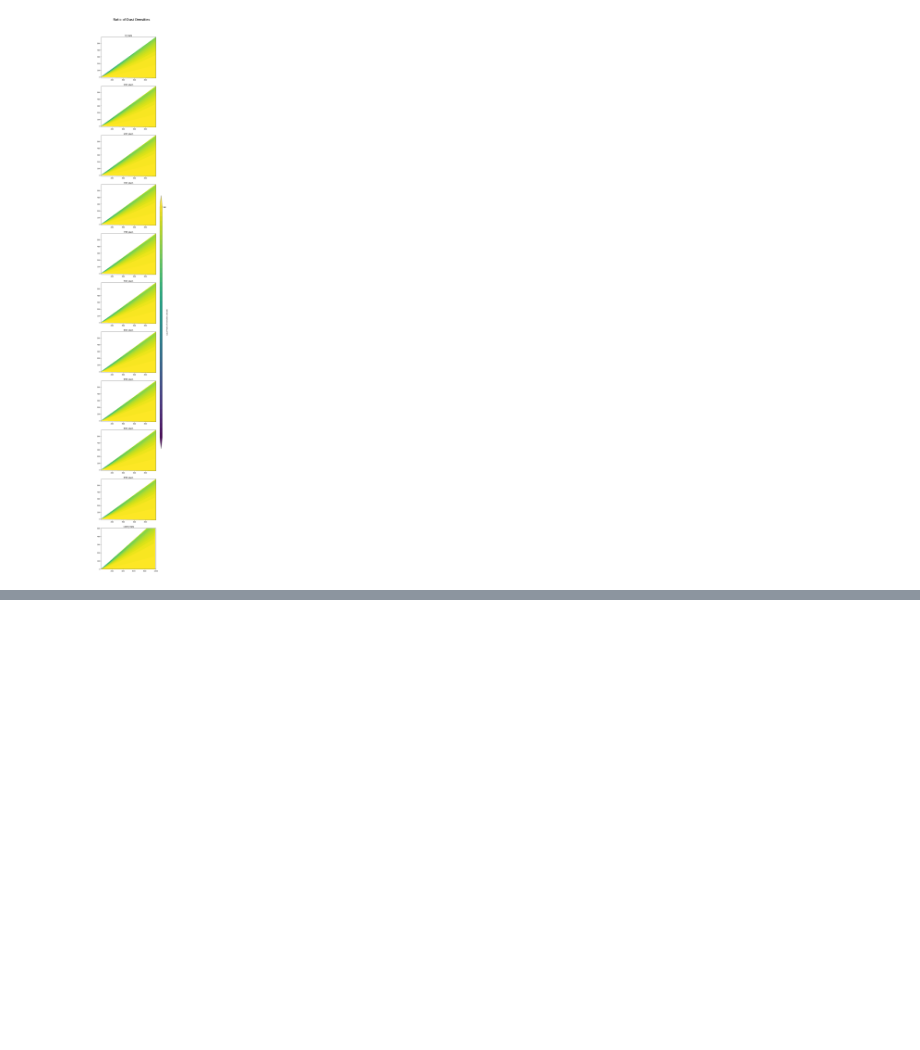
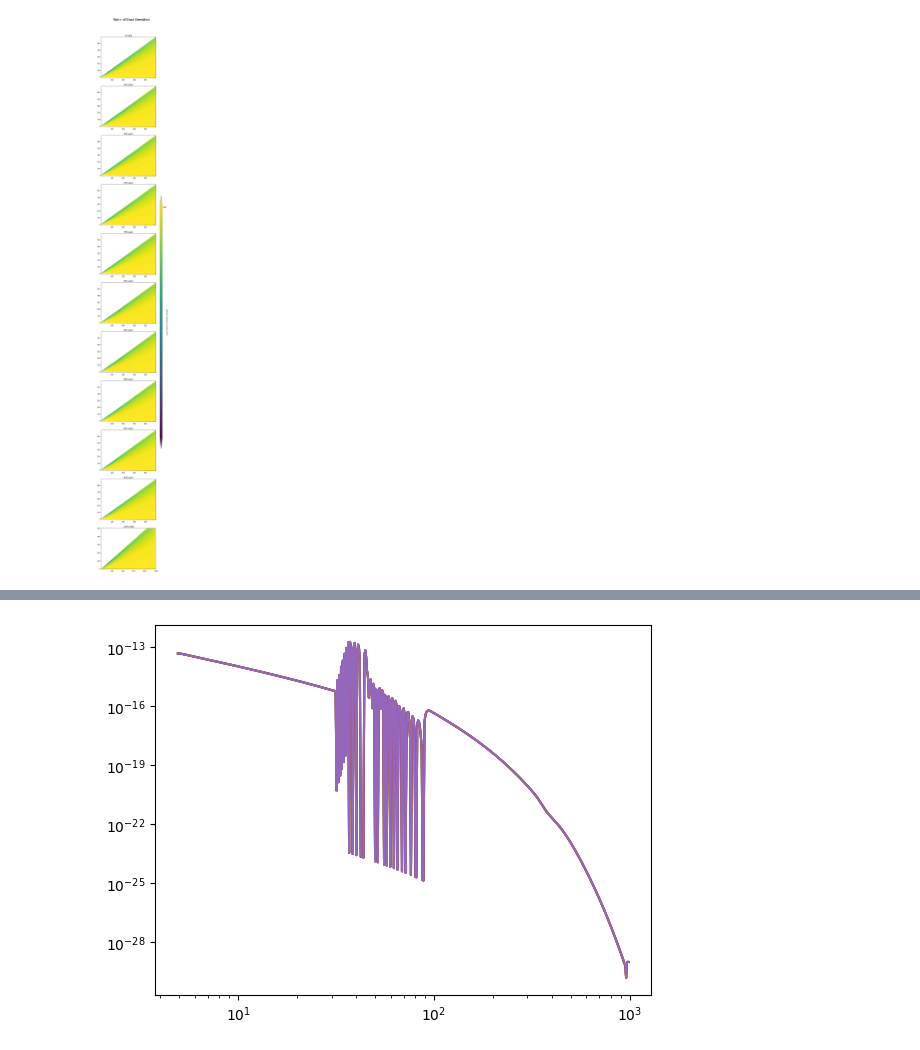
Before and after one commit to srwmills137/cuDisc, a Jupyter notebook: codes/python/compare_plotter.ipynb, the cells around one changed output, grey strips where cells are left out. Drawn from its saved outputs; the diff is of its cells as text; code cells hidden in the pictures; blank space fills up the shorter version.

```diff
--- a/codes/python/compare_plotter.ipynb
+++ b/codes/python/compare_plotter.ipynb
@@ -127,0 +135,5 @@ Error:
+# %%
+plt.loglog(g.R/au, dust1d.rho[-1,:,2,0])
+plt.show()
+# %% [output]
+[figure, added]
```
Also changed, not shown: parts of 3 cells of this notebook, 6 other files.
